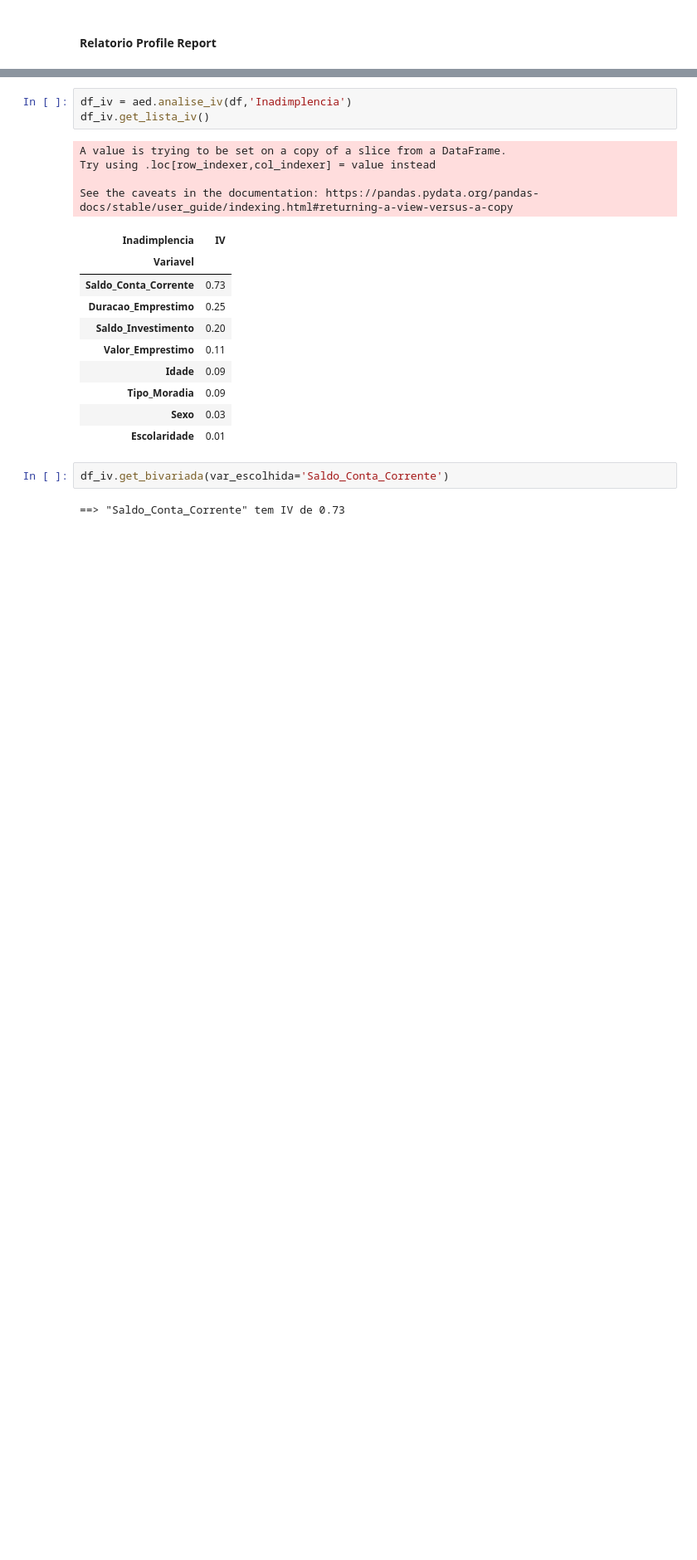
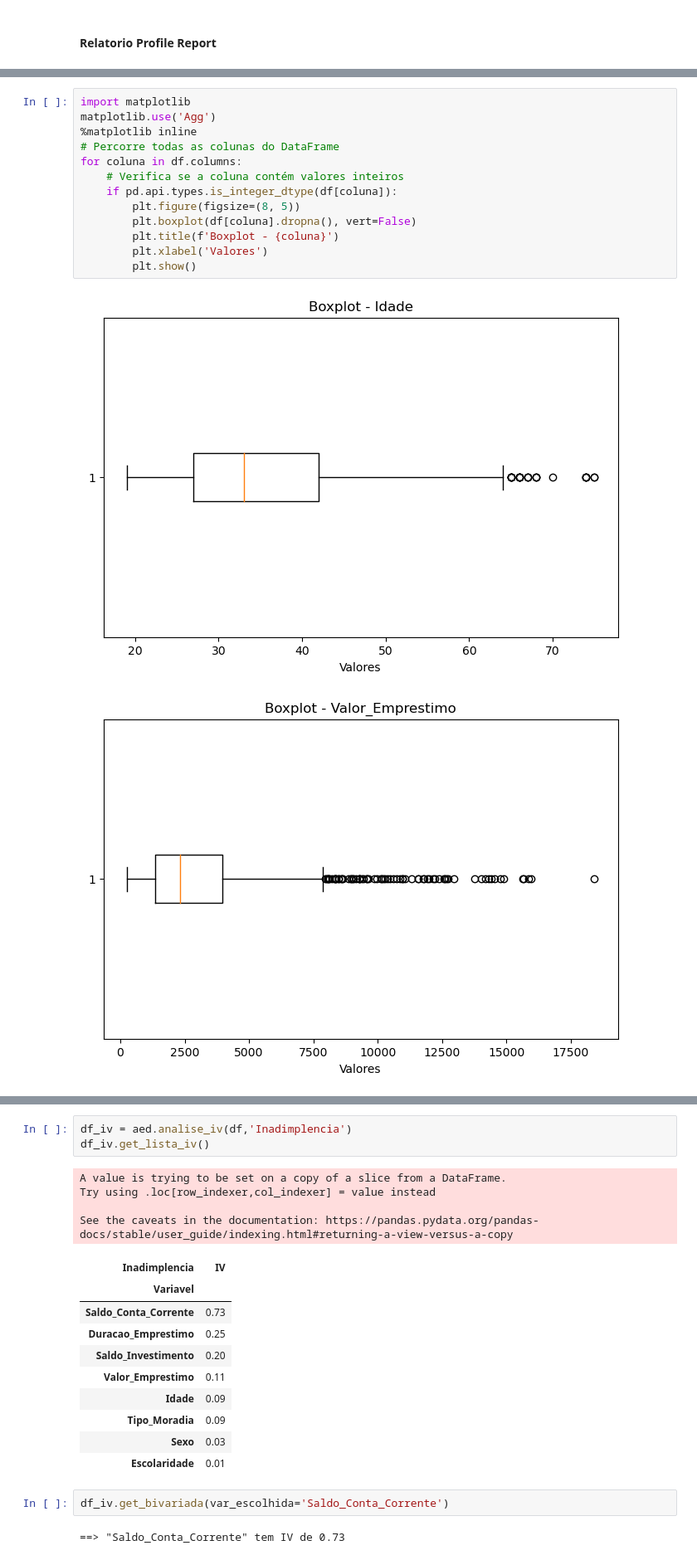
Before and after one commit to Luisfrighetto/Financial_Technology, a Jupyter notebook: Inadimplencia.ipynb, the cells around one changed output, grey strips where cells are left out. Shown at 83% size. Cells and saved outputs as stored; diff of their text form; blank space fills up the shorter version.

```diff
--- a/Inadimplencia.ipynb
+++ b/Inadimplencia.ipynb
@@ -61,3 +147,19 @@ Relatorio = ProfileReport(df, title="Relatório Inadimplência")
 Relatorio
 # %% [output]
 [interactive output not drawn]
+# %%
+import matplotlib
+matplotlib.use('Agg')
+%matplotlib inline
+# Percorre todas as colunas do DataFrame
+for coluna in df.columns:
+    # Verifica se a coluna contém valores inteiros
+    if pd.api.types.is_integer_dtype(df[coluna]):
+        plt.figure(figsize=(8, 5))
+        plt.boxplot(df[coluna].dropna(), vert=False)
+        plt.title(f'Boxplot - {coluna}')
+        plt.xlabel('Valores')
+        plt.show()
+# %% [output]
+[figure, added]
+[figure, added]
```
Also changed, not shown: parts of 70 cells of this notebook, 3 other files.
